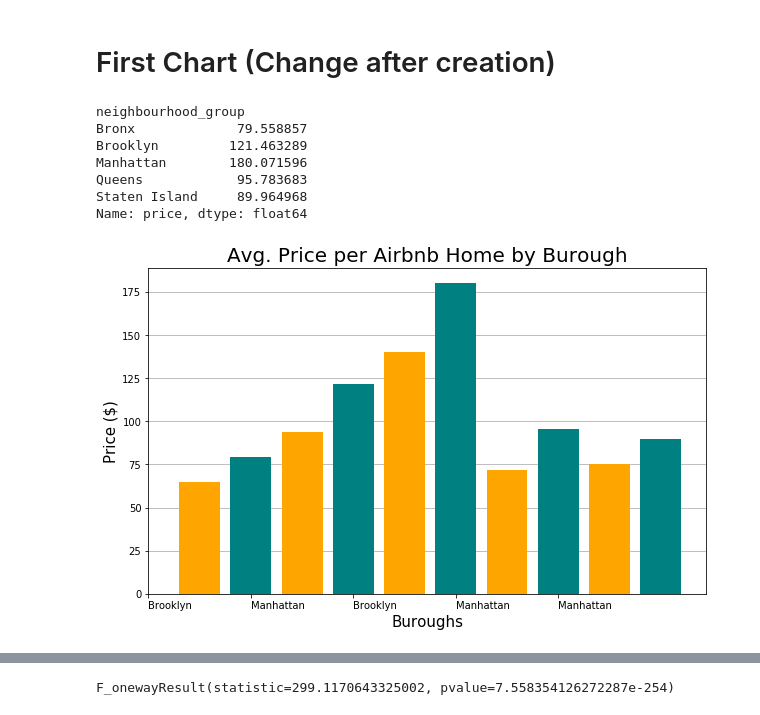
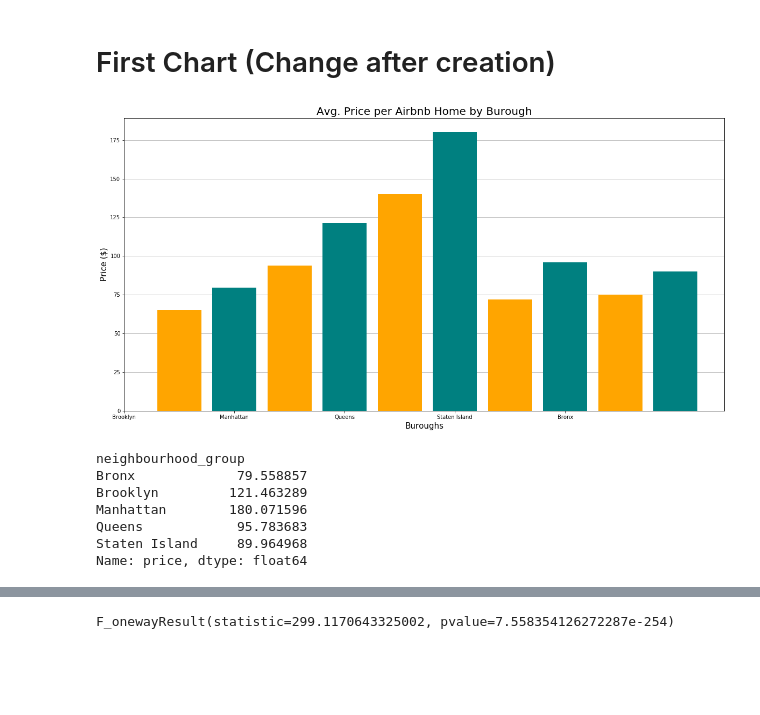
Before and after one commit to josephsy96/Project_1, a Jupyter notebook: Airbnb_Analysis.ipynb, the cells around one changed output, grey strips where cells are left out. Drawn from its saved outputs; the diff is of its cells as text; code cells hidden in the pictures; blank space fills up the shorter version.

```diff
--- a/Airbnb_Analysis.ipynb
+++ b/Airbnb_Analysis.ipynb
@@ -24,32 +25,34 @@ nyc_df.head()
 # %%
 #plot average price in neighborhoods
 n_type = nyc_df.groupby(['neighbourhood_group'])
 neighbor_mean = pd.DataFrame(n_type['price'].mean())
 n_name = nyc_df['neighbourhood_group'].unique()
 neighbor_mean = neighbor_mean['price']
 neighbor_med = pd.DataFrame(n_type['price'].median())
 neighbor_med = neighbor_med['price']
 x = np.arange(len(neighbor_mean))
 
-plt.figure(figsize=(10,6))
+plt.figure(figsize=(20,10))
 
 plt.bar(x+1,neighbor_mean,width=.4,color=('teal'),zorder=3)
 plt.bar(x+.5,neighbor_med,width=.4,color=('orange'),zorder=3)
 #neighbor_mean.plot(kind="bar",figsize=(10,6),color=('orange','green','blue','teal'),align='center',
                   #legend=None,zorder=3)
 
 #format chart
 plt.title('Avg. Price per Airbnb Home by Burough',size=20)
 plt.xlabel('Buroughs', size=15)
 plt.ylabel('Price ($)', size=15)
 plt.grid(axis='y',zorder=0)
-plt.xticks(x,n_name,rotation='horizontal',ha='left')
-
+plt.xticks(x,n_name,rotation='horizontal',ha='center')
+plt.savefig('Airbnb Data/avg_per_burough.png')
+plt.show()
 
 #for x, y in range(len(neighbourhood)):
 
 print(neighbor_mean)
 # %% [output]
+[figure, new version]
 neighbourhood_group
 Bronx             79.558857
 Brooklyn         121.463289
@@ -57,7 +60,6 @@ Manhattan        180.071596
 Queens            95.783683
 Staten Island     89.964968
 Name: price, dtype: float64
-[figure, old version]
 # %%
 #Distribution of Buroughs
 bur_group = nyc_df[['neighbourhood_group','price']]
```
Also changed, not shown: parts of 8 cells of this notebook, 2 other files.
